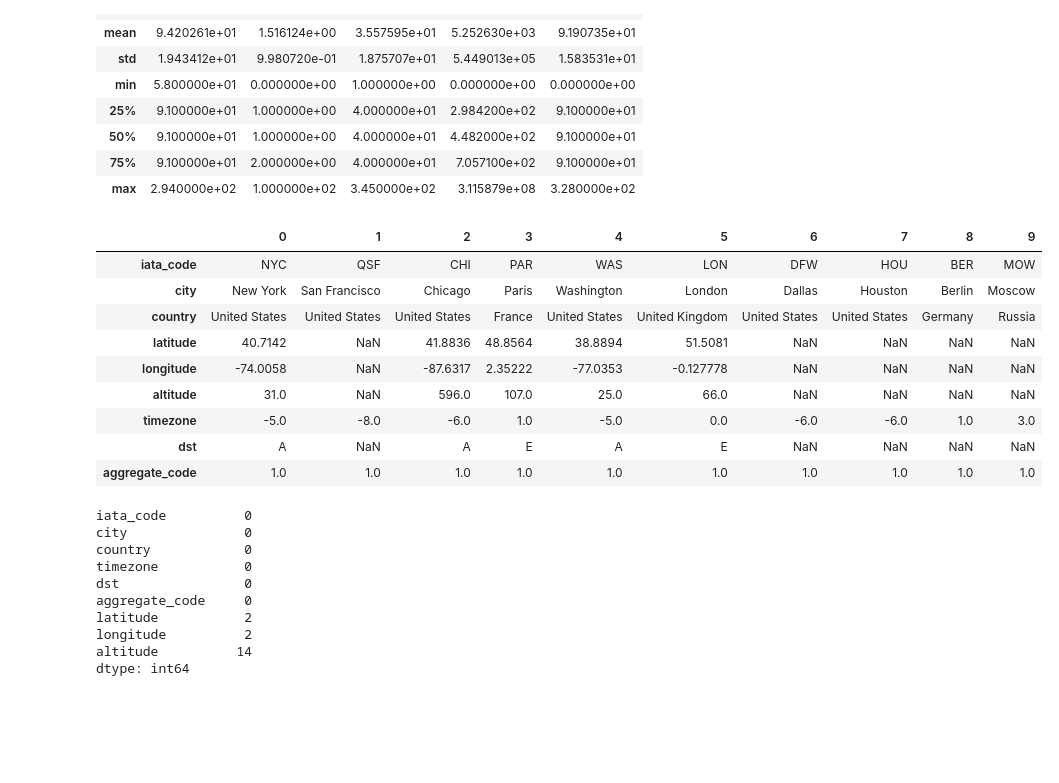
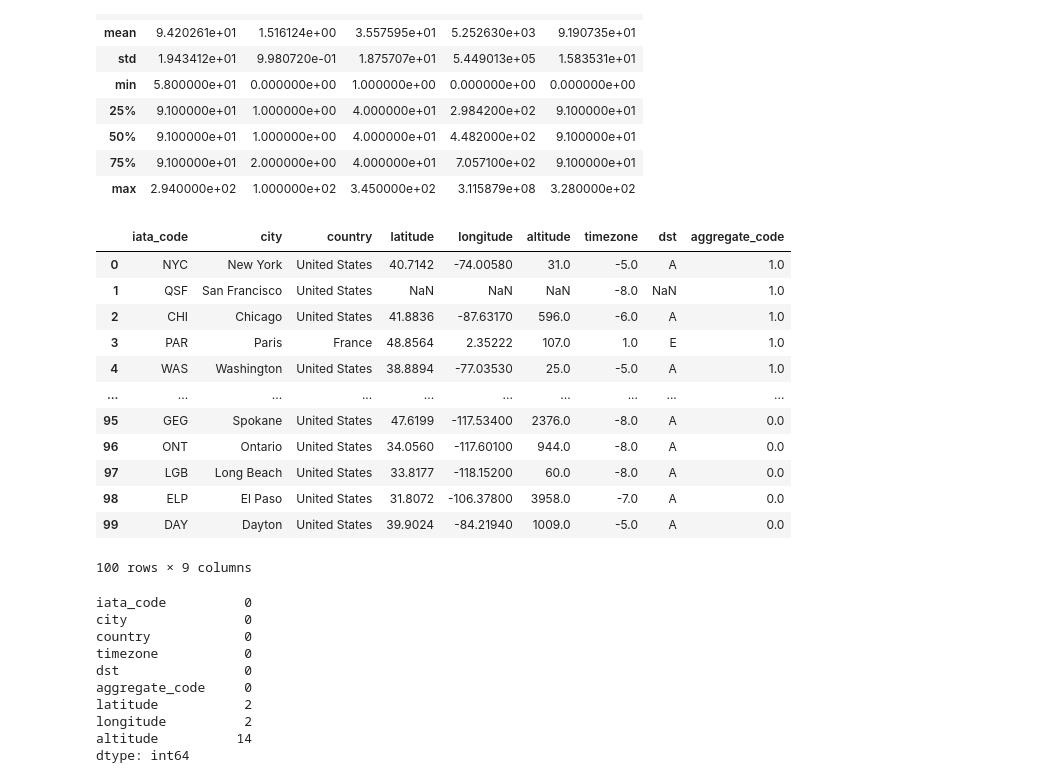
Before and after one commit to easyMil/Is_Individual, a Jupyter notebook: fl.ipynb, the cells around one changed output. Drawn from its saved outputs; the diff is of its cells as text; code cells hidden in the pictures; blank space fills up the shorter version.

```diff
--- a/fl.ipynb
+++ b/fl.ipynb
@@ -112,18 +177,21 @@ srch.describe()
 | max | 2.940000e+02 | 1.000000e+02 | 3.450000e+02 | 3.115879e+08 | 3.280000e+02 |
 # %%
 arp=pd.read_csv("/content/drive/MyDrive/Copy of airport_data.csv")
-arp.head(10).T
+arp.head(100)
 # %% [output]
-|  | 0 | 1 | 2 | 3 | 4 | 5 | 6 | 7 | 8 | 9 |
-| iata_code | NYC | QSF | CHI | PAR | WAS | LON | DFW | HOU | BER | MOW |
-| city | New York | San Francisco | Chicago | Paris | Washington | London | Dallas | Houston | Berlin | Moscow |
-| country | United States | United States | United States | France | United States | United Kingdom | United States | United States | Germany | Russia |
-| latitude | 40.7142 | NaN | 41.8836 | 48.8564 | 38.8894 | 51.5081 | NaN | NaN | NaN | NaN |
-| longitude | -74.0058 | NaN | -87.6317 | 2.35222 | -77.0353 | -0.127778 | NaN | NaN | NaN | NaN |
-| altitude | 31.0 | NaN | 596.0 | 107.0 | 25.0 | 66.0 | NaN | NaN | NaN | NaN |
-| timezone | -5.0 | -8.0 | -6.0 | 1.0 | -5.0 | 0.0 | -6.0 | -6.0 | 1.0 | 3.0 |
-| dst | A | NaN | A | E | A | E | NaN | NaN | NaN | NaN |
-| aggregate_code | 1.0 | 1.0 | 1.0 | 1.0 | 1.0 | 1.0 | 1.0 | 1.0 | 1.0 | 1.0 |
+|  | iata_code | city | country | latitude | longitude | altitude | timezone | dst | aggregate_code |
+| 0 | NYC | New York | United States | 40.7142 | -74.00580 | 31.0 | -5.0 | A | 1.0 |
+| 1 | QSF | San Francisco | United States | NaN | NaN | NaN | -8.0 | NaN | 1.0 |
+| 2 | CHI | Chicago | United States | 41.8836 | -87.63170 | 596.0 | -6.0 | A | 1.0 |
+| 3 | PAR | Paris | France | 48.8564 | 2.35222 | 107.0 | 1.0 | E | 1.0 |
+| 4 | WAS | Washington | United States | 38.8894 | -77.03530 | 25.0 | -5.0 | A | 1.0 |
+| ... | ... | ... | ... | ... | ... | ... | ... | ... | ... |
+| 95 | GEG | Spokane | United States | 47.6199 | -117.53400 | 2376.0 | -8.0 | A | 0.0 |
+| 96 | ONT | Ontario | United States | 34.0560 | -117.60100 | 944.0 | -8.0 | A | 0.0 |
+| 97 | LGB | Long Beach | United States | 33.8177 | -118.15200 | 60.0 | -8.0 | A | 0.0 |
+| 98 | ELP | El Paso | United States | 31.8072 | -106.37800 | 3958.0 | -7.0 | A | 0.0 |
+| 99 | DAY | Dayton | United States | 39.9024 | -84.21940 | 1009.0 | -5.0 | A | 0.0 |
+100 rows × 9 columns
 # %%
 arp[arp['aggregate_code']==0].isna().sum().sort_values()
 # %% [output]
```
Also changed, not shown: parts of 11 cells of this notebook.
